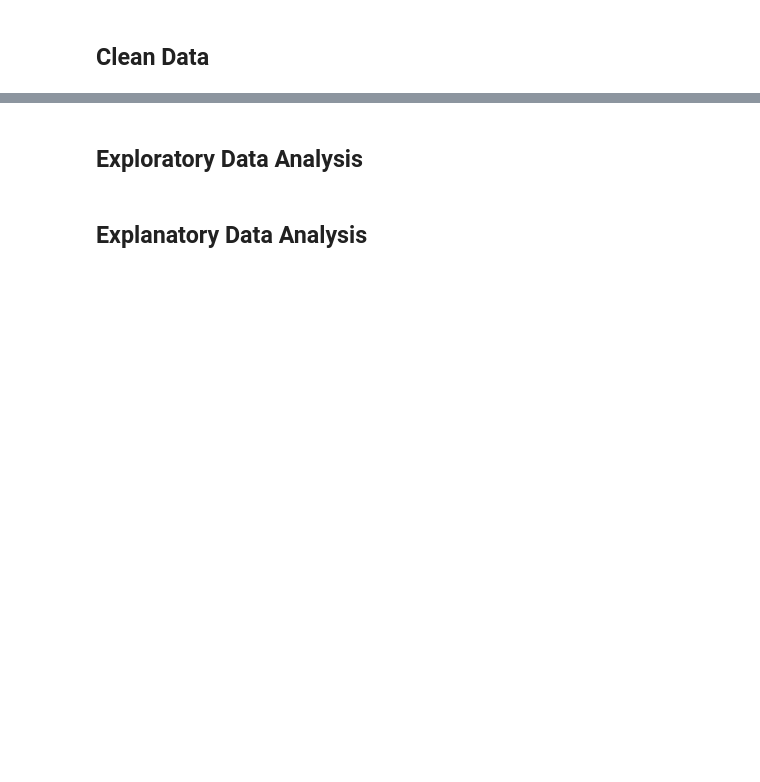
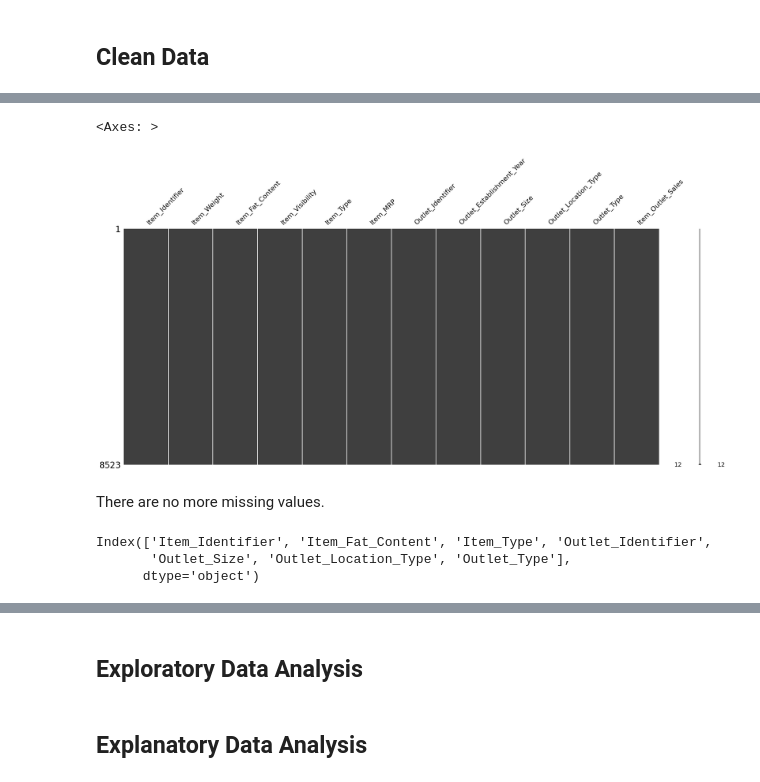
Before and after one commit to anjalixprakash/Prediction-of-Product-Sales, a Jupyter notebook: prediction_of_product_sales.ipynb, the cells around one changed output, grey strips where cells are left out. Saved outputs shown, nothing was run; the diff lists cells and outputs as text; code cells hidden in the pictures; blank space fills up the shorter version.

```diff
--- a/prediction_of_product_sales.ipynb
+++ b/prediction_of_product_sales.ipynb
@@ -12,0 +118,3 @@ Anjali Prakash
+# %%
+# using the list of cat columns to fill null values with MISSING as a placeholder
+df[cat_cols] = df[cat_cols].fillna("MISSING")
@@ -12,0 +129,3 @@ Anjali Prakash
+# %%
+# use the list of num columns to fill null values with -1, to serve as a placeholder
+df[num_cols] = df[num_cols].fillna(-1)
@@ -12,0 +150,17 @@ Anjali Prakash
+# %%
+# Confirming no more nulls using missing no
+import missingno as msno
+msno.matrix(df)
+# %% [output]
+<Axes: >
+[figure, added]
+# %% [markdown]
+There are no more missing values.
+# %%
+# Identify string columns
+string_cols = df.select_dtypes("object").columns
+string_cols
+# %% [output]
+Index(['Item_Identifier', 'Item_Fat_Content', 'Item_Type', 'Outlet_Identifier',
+       'Outlet_Size', 'Outlet_Location_Type', 'Outlet_Type'],
+      dtype='object')
```
Also changed, not shown: parts of 19 cells of this notebook.
